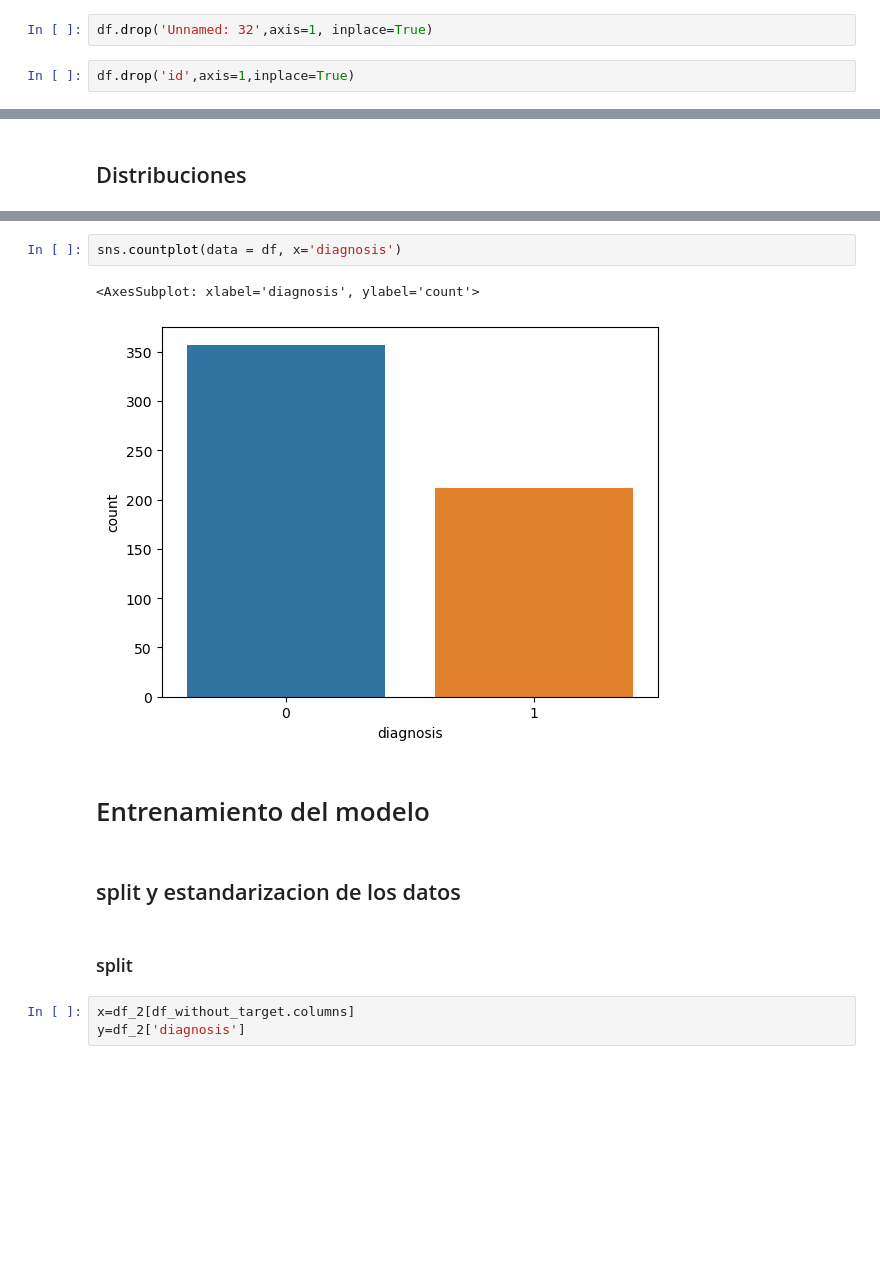
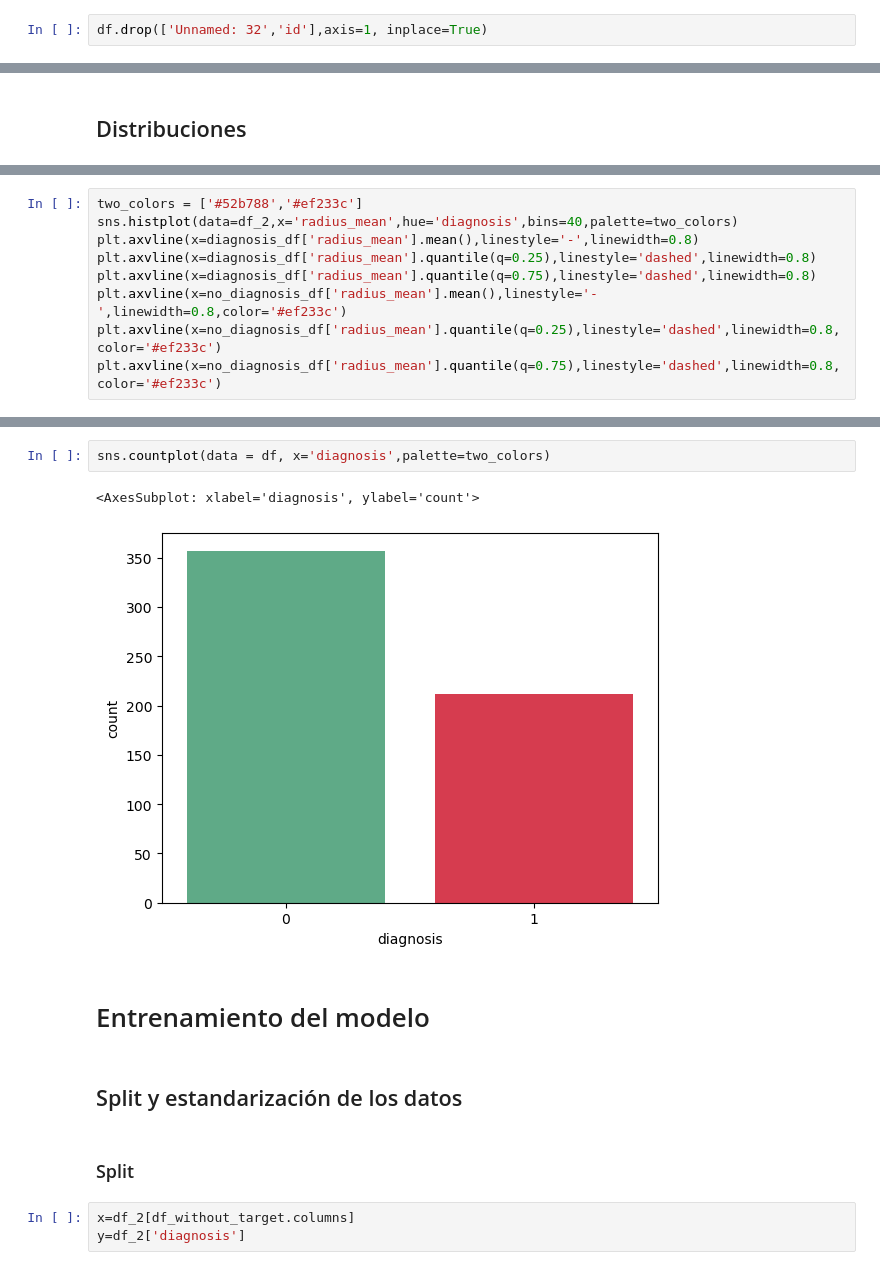
Before and after one commit to giraljv/Bc_logistic_regresion, a Jupyter notebook: breast_cancer.ipynb, the cells around one changed output, grey strips where cells are left out. Saved outputs shown, nothing was run; the diff lists cells and outputs as text; blank space fills up the shorter version.

Commit message:
graficas con promedio y quantiles

```diff
--- a/breast_cancer.ipynb
+++ b/breast_cancer.ipynb
@@ -68,7 +68,5 @@ df.shape
 # %% [markdown]
 ### Eliminando columnas irrelevantes
 # %%
-df.drop('Unnamed: 32',axis=1, inplace=True)
+df.drop(['Unnamed: 32','id'],axis=1, inplace=True)
-# %%
-df.drop('id',axis=1,inplace=True)
 # %% [markdown]
@@ -189,0 +212,9 @@ def distplotea(feature):
+# %%
+two_colors = ['#52b788','#ef233c']
+sns.histplot(data=df_2,x='radius_mean',hue='diagnosis',bins=40,palette=two_colors)
+plt.axvline(x=diagnosis_df['radius_mean'].mean(),linestyle='-',linewidth=0.8)
+plt.axvline(x=diagnosis_df['radius_mean'].quantile(q=0.25),linestyle='dashed',linewidth=0.8)
+plt.axvline(x=diagnosis_df['radius_mean'].quantile(q=0.75),linestyle='dashed',linewidth=0.8)
+plt.axvline(x=no_diagnosis_df['radius_mean'].mean(),linestyle='-',linewidth=0.8,color='#ef233c')
+plt.axvline(x=no_diagnosis_df['radius_mean'].quantile(q=0.25),linestyle='dashed',linewidth=0.8,color='#ef233c')
+plt.axvline(x=no_diagnosis_df['radius_mean'].quantile(q=0.75),linestyle='dashed',linewidth=0.8,color='#ef233c')
@@ -206,15 +251,15 @@ for i in df_without_target.columns:
 ... (16 outputs left out)
 # %%
-sns.countplot(data = df, x='diagnosis')
+sns.countplot(data = df, x='diagnosis',palette=two_colors)
 # %% [output]
 <AxesSubplot: xlabel='diagnosis', ylabel='count'>
-[figure, old version]
+[figure, new version]
 # %% [markdown]
 # Entrenamiento del modelo
 # %% [markdown]
-## split y estandarizacion de los datos
+## Split y estandarización de los datos
 # %% [markdown]
-### split
+### Split
 # %%
 x=df_2[df_without_target.columns]
 y=df_2['diagnosis']
```
Also changed, not shown: parts of 23 cells of this notebook.
